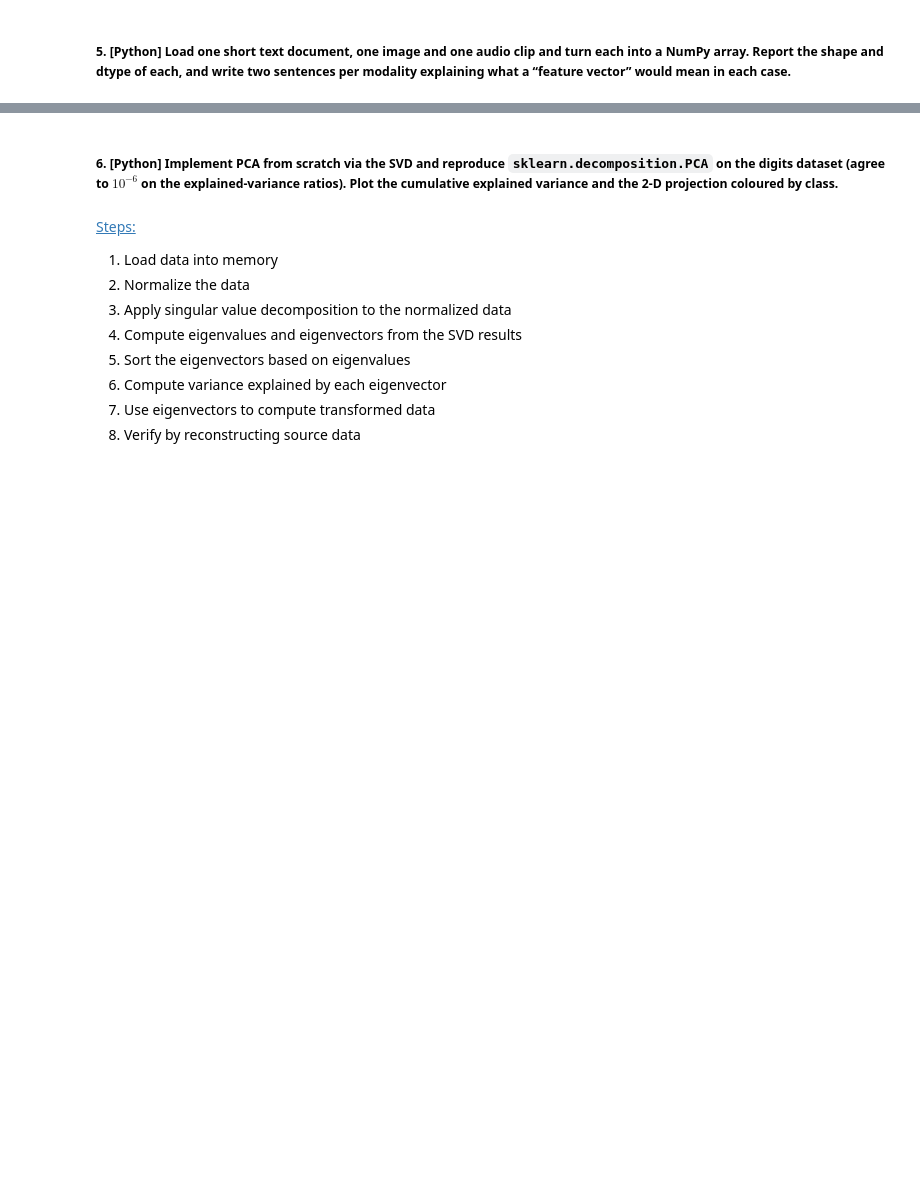
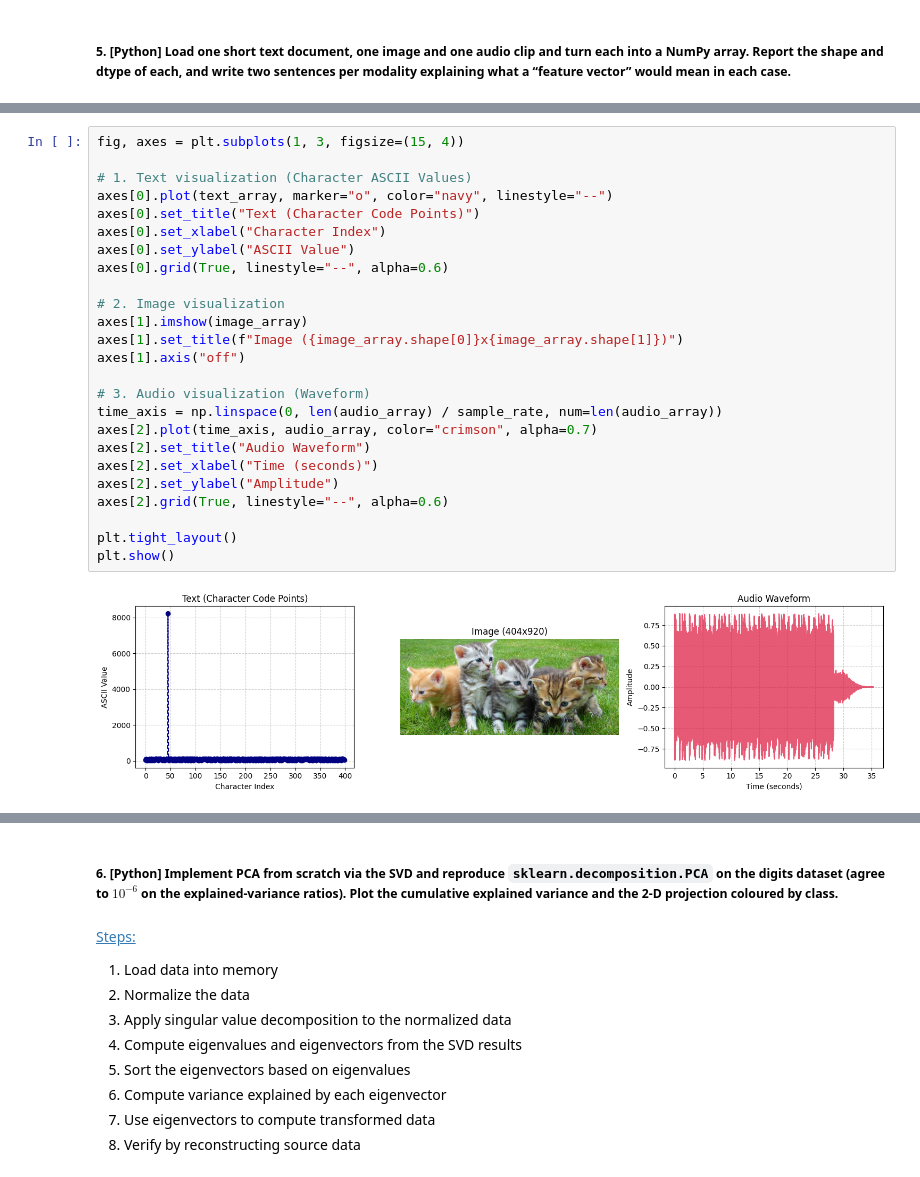
Before and after one commit to Jagaxxx/AUD_labs, a Jupyter notebook: Problem Set 1/l1.ipynb, the cells around one changed output, grey strips where cells are left out. Saved outputs shown, nothing was run; the diff lists cells and outputs as text; blank space fills up the shorter version.

```diff
--- a/Problem Set 1/l1.ipynb
+++ b/Problem Set 1/l1.ipynb
@@ -105,0 +232,27 @@ $$\frac{1}{2} \le \frac{1}{6} + \frac{1}{3} = \frac{1}{2} \quad \Rightarrow \qua
+# %%
+fig, axes = plt.subplots(1, 3, figsize=(15, 4))
+
+# 1. Text visualization (Character ASCII Values)
+axes[0].plot(text_array, marker="o", color="navy", linestyle="--")
+axes[0].set_title("Text (Character Code Points)")
+axes[0].set_xlabel("Character Index")
+axes[0].set_ylabel("ASCII Value")
+axes[0].grid(True, linestyle="--", alpha=0.6)
+
+# 2. Image visualization
+axes[1].imshow(image_array)
+axes[1].set_title(f"Image ({image_array.shape[0]}x{image_array.shape[1]})")
+axes[1].axis("off")
+
+# 3. Audio visualization (Waveform)
+time_axis = np.linspace(0, len(audio_array) / sample_rate, num=len(audio_array))
+axes[2].plot(time_axis, audio_array, color="crimson", alpha=0.7)
+axes[2].set_title("Audio Waveform")
+axes[2].set_xlabel("Time (seconds)")
+axes[2].set_ylabel("Amplitude")
+axes[2].grid(True, linestyle="--", alpha=0.6)
+
+plt.tight_layout()
+plt.show()
+# %% [output]
+[figure, added]
```
Also changed, not shown: parts of 8 cells of this notebook.
